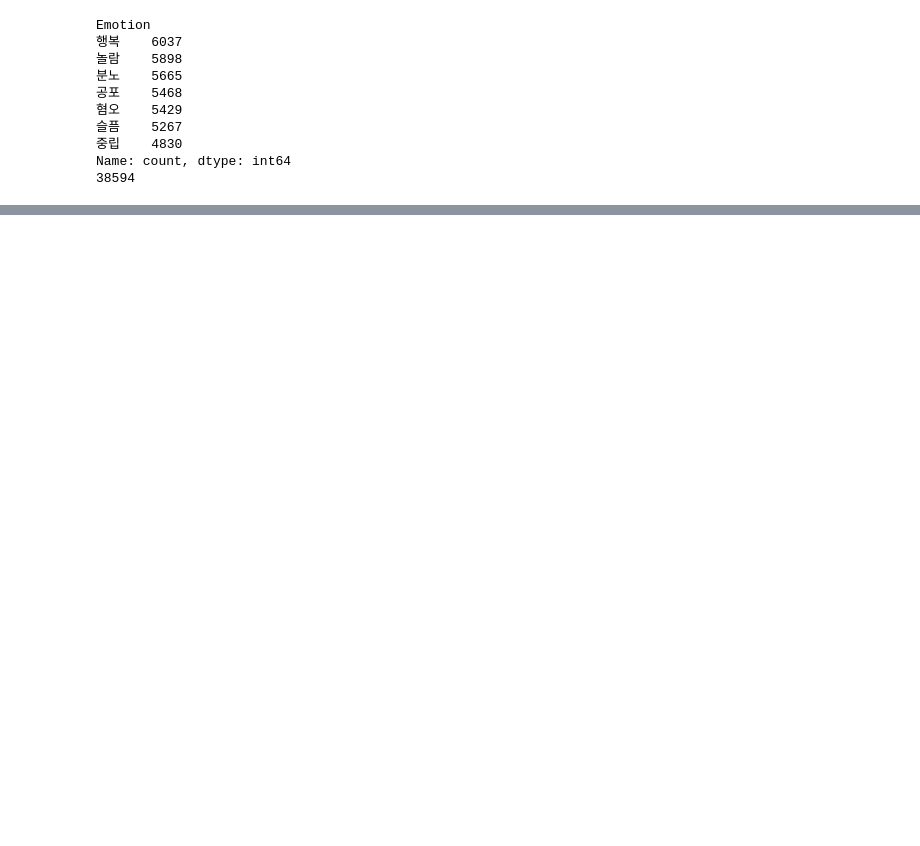
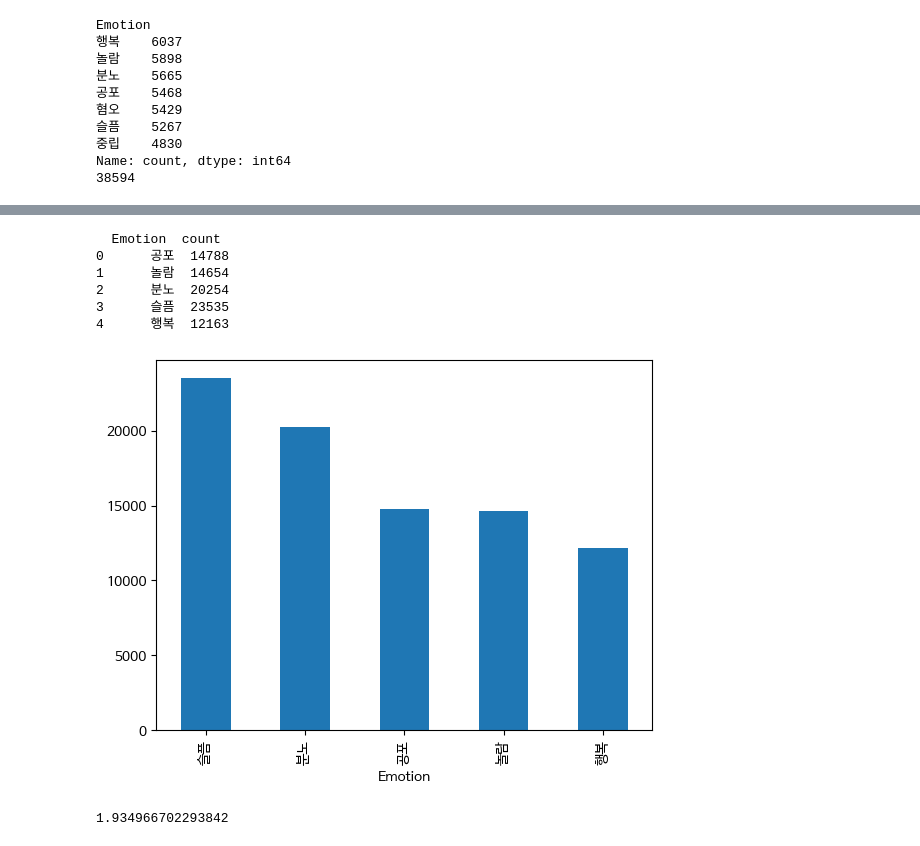
Before and after one commit to JinnieL/Sentiment_Analysis, a Jupyter notebook: 01_환경_설정_및_데이터_전처리.ipynb, the cells around one changed output, grey strips where cells are left out. Cells and saved outputs as stored; diff of their text form; code cells hidden in the pictures; blank space fills up the shorter version.

```diff
--- a/01_환경_설정_및_데이터_전처리.ipynb
+++ b/01_환경_설정_및_데이터_전처리.ipynb
@@ -160,0 +298,8 @@ sent_df.head(10)
+# %%
+# 기쁨 → 행복 / 불안 → 공포 / 상처 → 슬픔
+conv_df['감정_대분류'] = conv_df['감정_대분류'].replace('기쁨', '행복')
+conv_df['감정_대분류'] = conv_df['감정_대분류'].replace('불안', '공포')
+conv_df['감정_대분류'] = conv_df['감정_대분류'].replace('상처', '슬픔')
+conv_df['감정_대분류'] = conv_df['감정_대분류'].replace('당황', '놀람')
+sent_df['Emotion'] =sent_df['Emotion'].replace('혐오', '분노')
+print(conv_df['감정_대분류'].unique())
@@ -160,0 +308,4 @@ sent_df.head(10)
+# %%
+# conv_df의 컬럼명 변경
+conv_df = conv_df.rename(columns={'사람문장1': 'Sentence', '감정_대분류': 'Emotion'})
+conv_df.sample(10)
@@ -160,0 +336,5 @@ sent_df.head(10)
+# %%
+# 당황 감정을 제외하고 일단 합쳐보기
+sent_df = sent_df[sent_df['Emotion'] != '중립']
+sent_df = sent_df.reset_index(drop=True)
+print(sent_df['Emotion'].unique())
@@ -160,0 +343,5 @@ sent_df.head(10)
+# %%
+# convDF와 sent_df 합치기
+df = pd.concat([conv_df, sent_df])
+df = df.reset_index(drop=True)
+df.sample(10)
@@ -160,0 +360,16 @@ sent_df.head(10)
+# %%
+# label 개수 비교
+df['Emotion'].value_counts().plot(kind='')
+print(df.groupby('Emotion').size().reset_index(name='count'))
+# %% [output]
+  Emotion  count
+0      공포  14788
+1      놀람  14654
+2      분노  20254
+3      슬픔  23535
+4      행복  12163
+[figure, added]
+# %%
+print(len(df[df['Emotion'] == '슬픔']) /len(df[df['Emotion'] == '행복']))
+# %% [output]
+1.934966702293842
```
Also changed, not shown: parts of 24 cells of this notebook.
